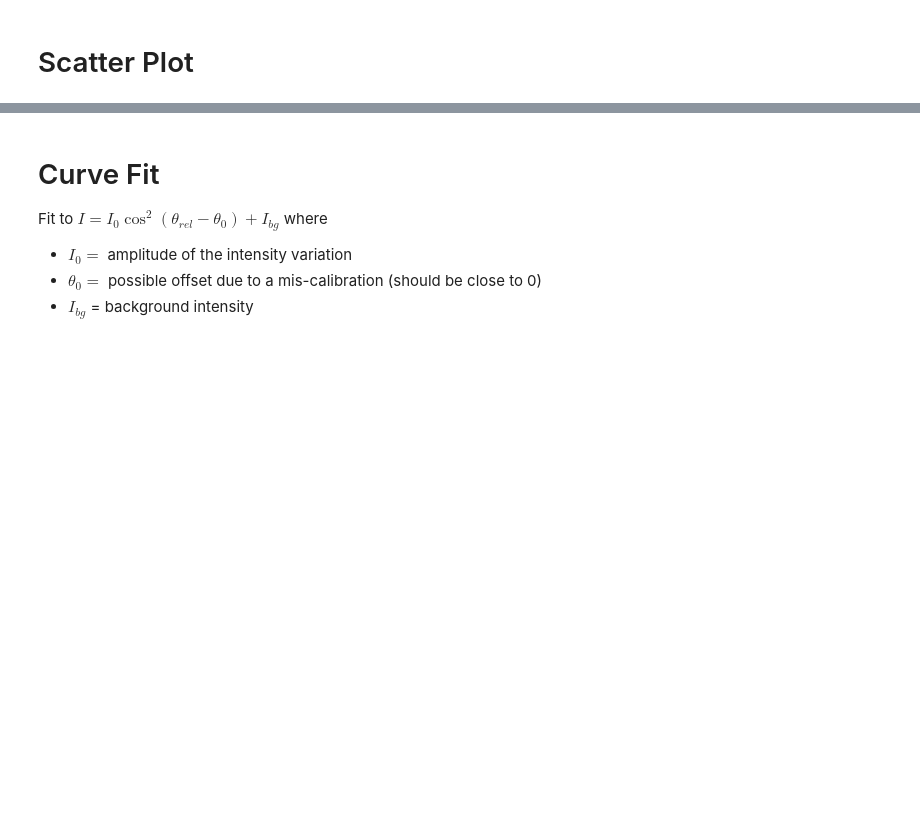
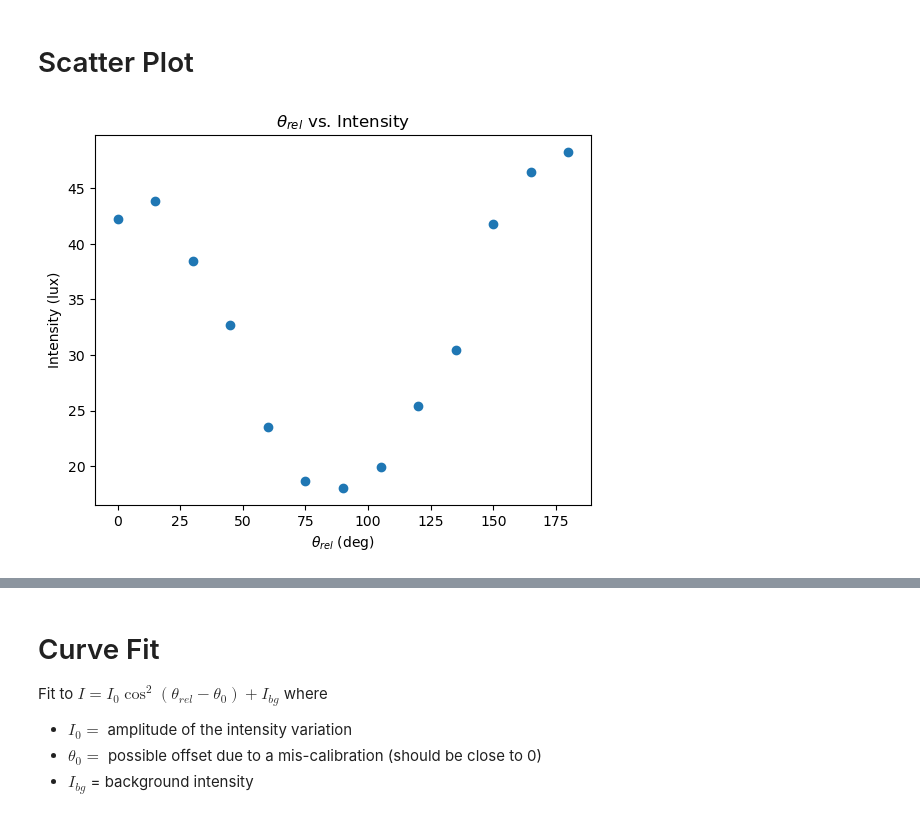
Before and after one commit to emilyebell/Physics5CL, a Jupyter notebook: 5CL_Lab2_Experiment1.4.ipynb, the cells around one changed output, grey strips where cells are left out. Drawn from its saved outputs; the diff is of its cells as text; code cells hidden in the pictures; blank space fills up the shorter version.

```diff
--- a/5CL_Lab2_Experiment1.4.ipynb
+++ b/5CL_Lab2_Experiment1.4.ipynb
@@ -17,4 +17,12 @@ alpha_intensity_std = np.array([0.3904, 0.5324, 0.677, 0.5178, 0.3958, 0.2447, 0
 alpha_intensity = np.array([1.5] * len(intensity))
 # %% [markdown]
 # Scatter Plot
+# %%
+plt.scatter(theta_rel_deg, intensity)
+plt.title(r"$\theta_{rel}$ vs. Intensity")
+plt.xlabel(r"$\theta_{rel}$ (deg)")
+plt.ylabel(r"Intensity (lux)")
+plt.show()
+# %% [output]
+[figure, added]
 # %%
```
Also changed, not shown: parts of 5 cells of this notebook.
